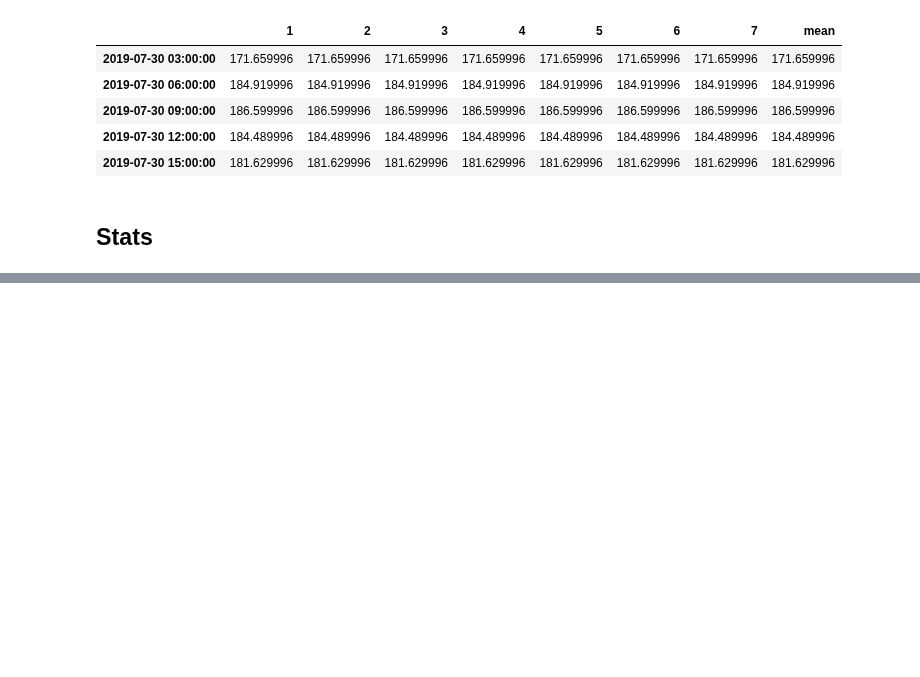
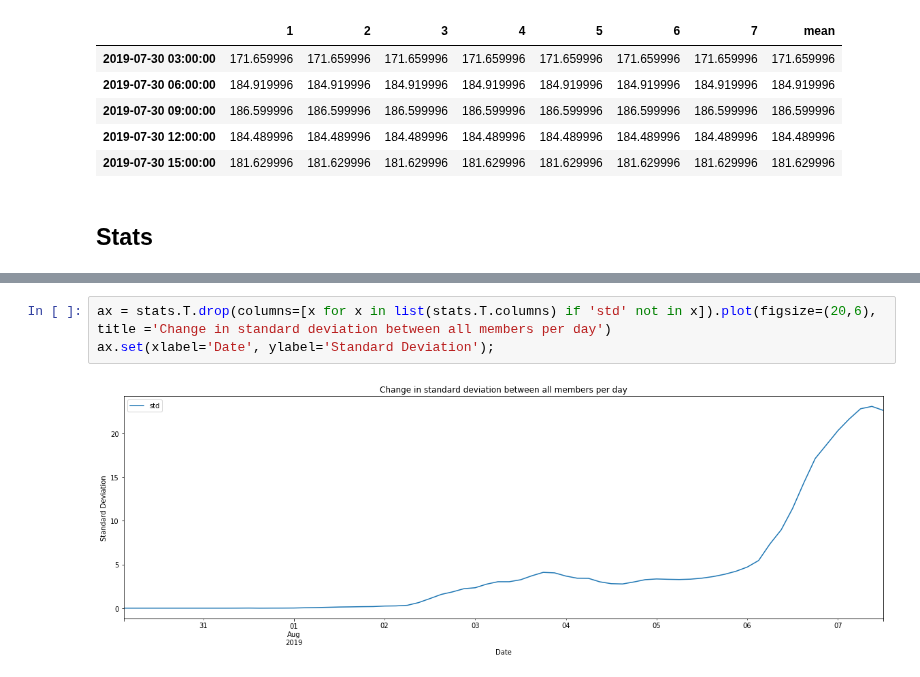
Before and after one commit to Dewberry/fcast, a Jupyter notebook: forecast/MediumRangeForecasts.ipynb, the cells around one changed output, grey strips where cells are left out. Cells and saved outputs as stored; diff of their text form; blank space fills up the shorter version.

```diff
--- a/forecast/MediumRangeForecasts.ipynb
+++ b/forecast/MediumRangeForecasts.ipynb
@@ -115,0 +132,5 @@ df.plot(figsize=(20,6))
+# %%
+ax = stats.T.drop(columns=[x for x in list(stats.T.columns) if 'std' not in x]).plot(figsize=(20,6), title ='Change in standard deviation between all members per day')
+ax.set(xlabel='Date', ylabel='Standard Deviation');
+# %% [output]
+[figure, added]
```
Also changed, not shown: parts of 16 cells of this notebook.
